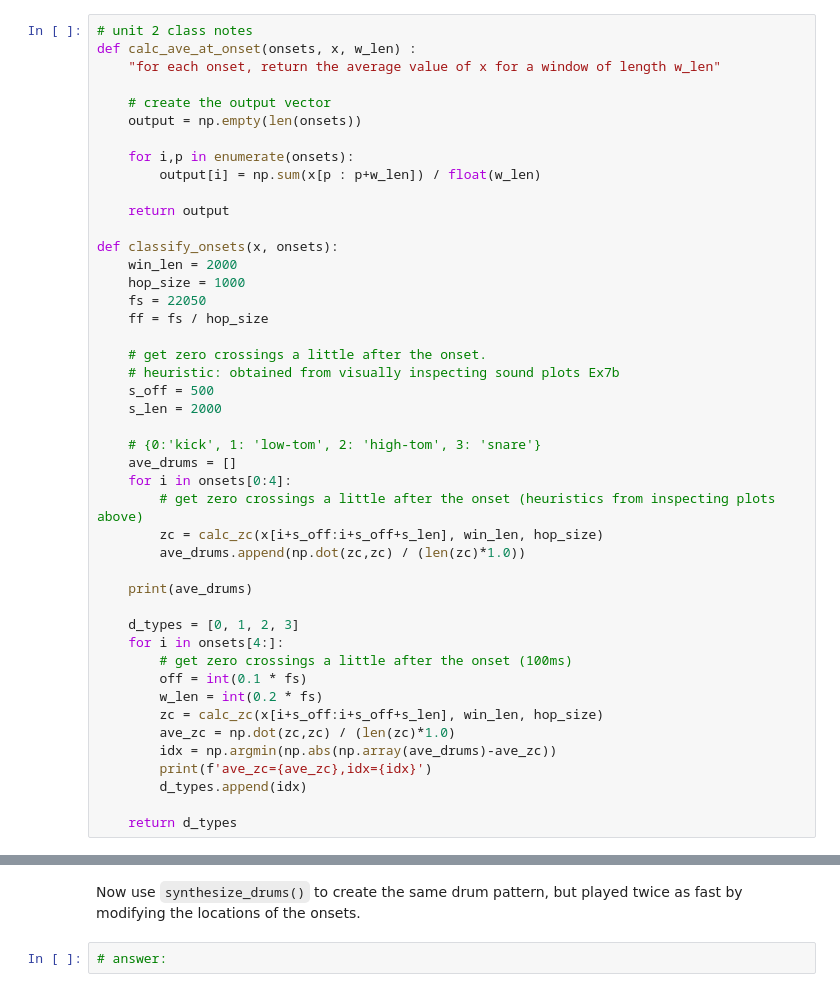
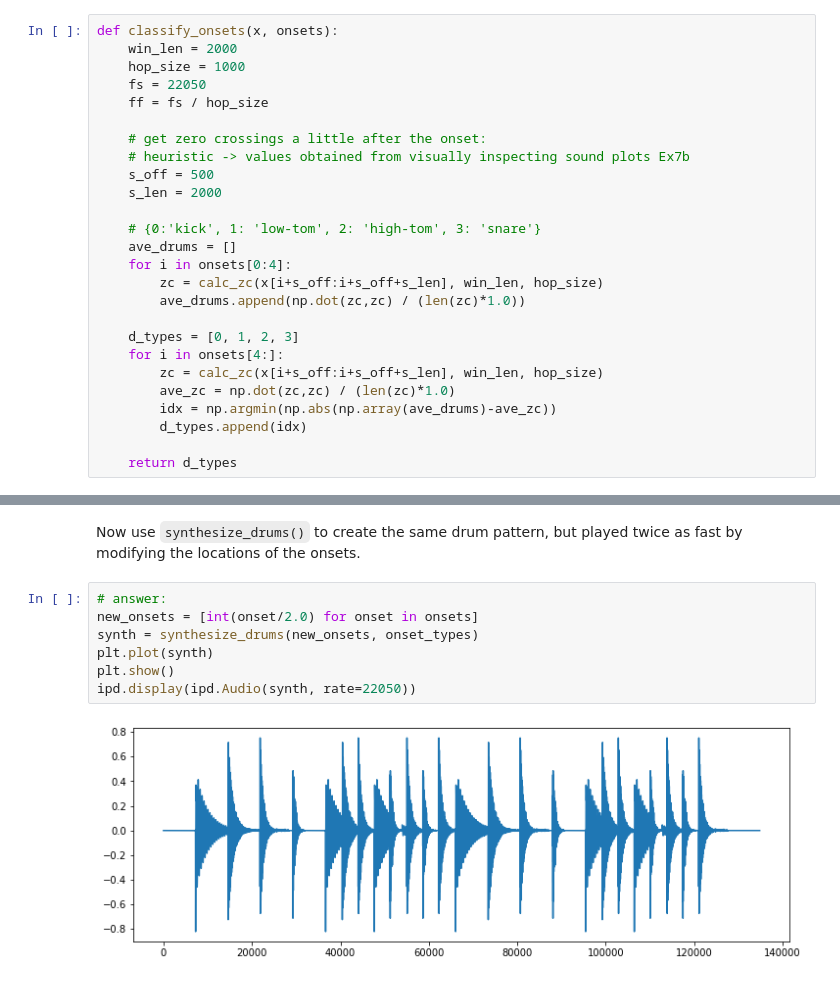
Before and after one commit to jmftrindade/digital_music_processing, a Jupyter notebook: 2_classifier/pset2.ipynb, the cells around one changed output, grey strips where cells are left out. Saved outputs shown, nothing was run; the diff lists cells and outputs as text.

```diff
--- a/2_classifier/pset2.ipynb
+++ b/2_classifier/pset2.ipynb
@@ -328,47 +328,28 @@ Inputs:
 Outputs:
 - a list of integers $(0 <= i < 4)$ that identify the drum type for that onset: {0:kick, 1: low-tom, 2: high-tom, 3: snare}
 # %%
-# unit 2 class notes
-def calc_ave_at_onset(onsets, x, w_len) :
-    "for each onset, return the average value of x for a window of length w_len"
-
-    # create the output vector
-    output = np.empty(len(onsets))
-
-    for i,p in enumerate(onsets):
-        output[i] = np.sum(x[p : p+w_len]) / float(w_len)
-
-    return output
-
 def classify_onsets(x, onsets):
     win_len = 2000
     hop_size = 1000
     fs = 22050
     ff = fs / hop_size
 
-    # get zero crossings a little after the onset.
-    # heuristic: obtained from visually inspecting sound plots Ex7b
+    # get zero crossings a little after the onset:
+    # heuristic -> values obtained from visually inspecting sound plots Ex7b
     s_off = 500
     s_len = 2000
 
     # {0:'kick', 1: 'low-tom', 2: 'high-tom', 3: 'snare'}
     ave_drums = []
     for i in onsets[0:4]:
-        # get zero crossings a little after the onset (heuristics from inspecting plots above)
         zc = calc_zc(x[i+s_off:i+s_off+s_len], win_len, hop_size)
         ave_drums.append(np.dot(zc,zc) / (len(zc)*1.0))
 
-    print(ave_drums)
-
     d_types = [0, 1, 2, 3]
     for i in onsets[4:]:
-        # get zero crossings a little after the onset (100ms)
-        off = int(0.1 * fs)
-        w_len = int(0.2 * fs)
         zc = calc_zc(x[i+s_off:i+s_off+s_len], win_len, hop_size)
         ave_zc = np.dot(zc,zc) / (len(zc)*1.0)
         idx = np.argmin(np.abs(np.array(ave_drums)-ave_zc))
-        print(f'ave_zc={ave_zc},idx={idx}')
         d_types.append(idx)
 
     return d_types
@@ -451,5 +412,12 @@ synthesized:
 [interactive output not drawn]
 # %% [markdown]
 Now use `synthesize_drums()` to create the same drum pattern, but played twice as fast by modifying the locations of the onsets.
-# %%
-# answer:
+# %%
+# answer:
+new_onsets = [int(onset/2.0) for onset in onsets]
+synth = synthesize_drums(new_onsets, onset_types)
+plt.plot(synth)
+plt.show()
+ipd.display(ipd.Audio(synth, rate=22050))
+# %% [output]
+[figure, added]
```
Also changed, not shown: parts of 4 cells of this notebook.
